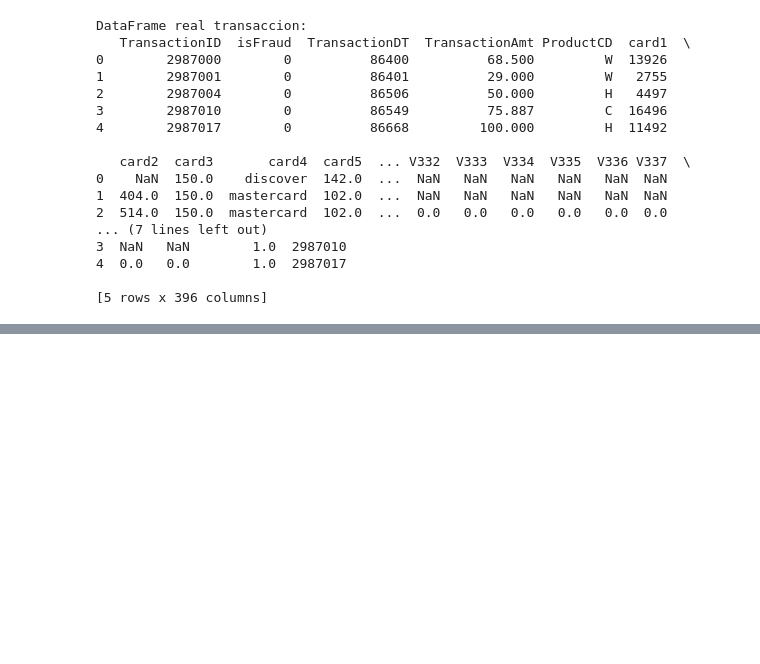
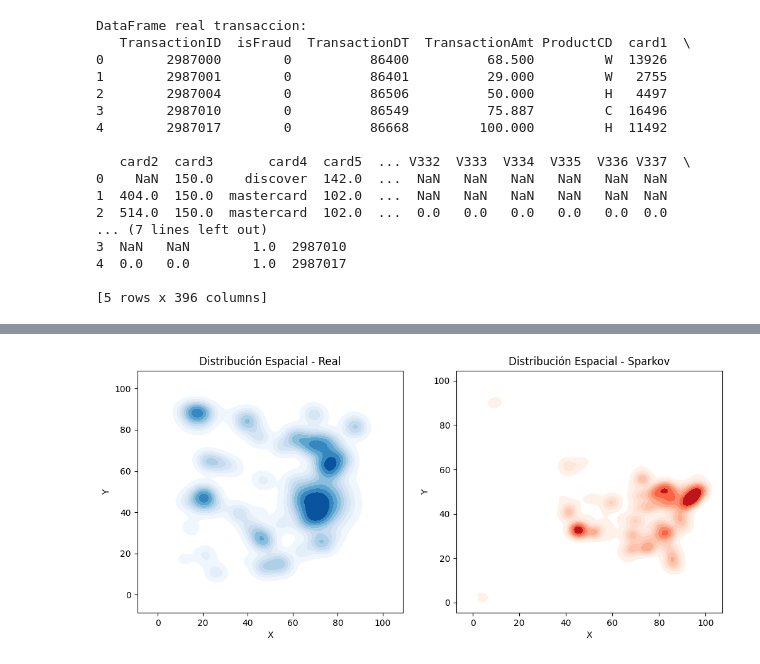
Before and after one commit to AngelMalpartida/Data-Fraud-Detection, a Jupyter notebook: Simuladores/generacionSimuladores.ipynb, the cells around one changed output, grey strips where cells are left out. Cells and saved outputs as stored; diff of their text form; code cells hidden in the pictures; blank space fills up the shorter version.

```diff
--- a/Simuladores/generacionSimuladores.ipynb
+++ b/Simuladores/generacionSimuladores.ipynb
@@ -356,0 +505,4 @@ Name: acct_num, Length: 211043, dtype: object
+# %%
+compare_spatial_distribution(df_real_clean, df_sparkov_clean, "Sparkov")
+# %% [output]
+[figure, added]
```
Also changed, not shown: parts of 31 cells of this notebook, 10 other files.
